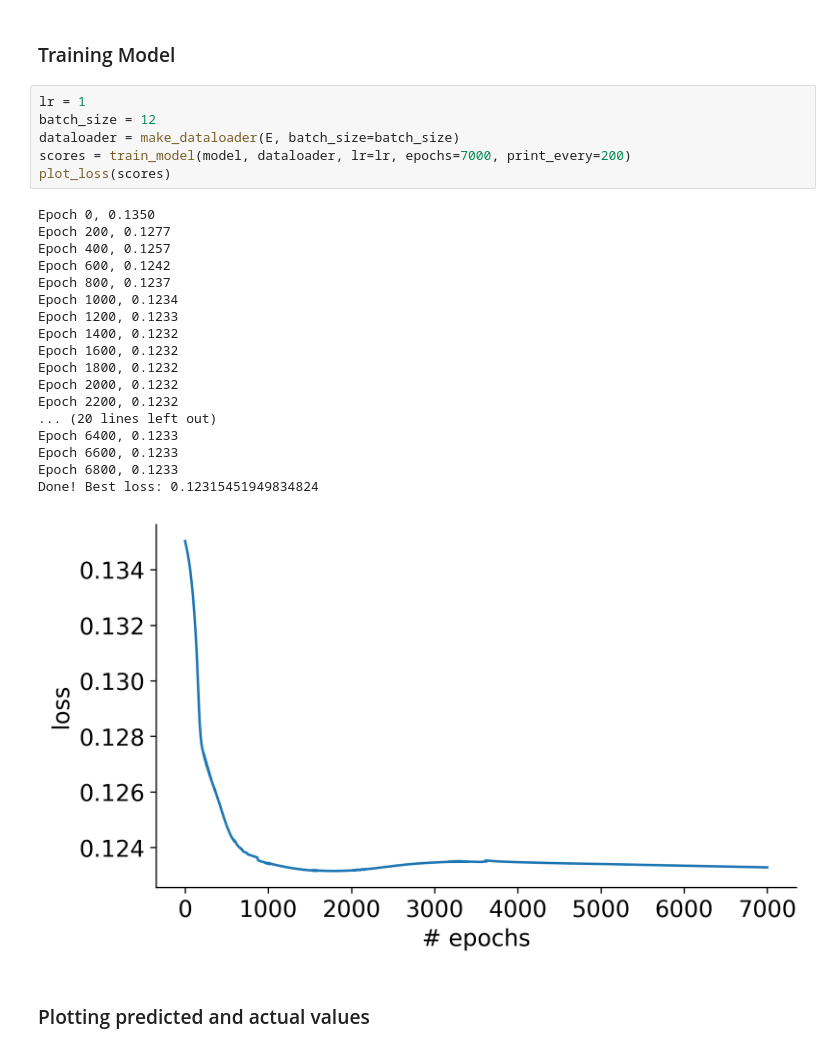
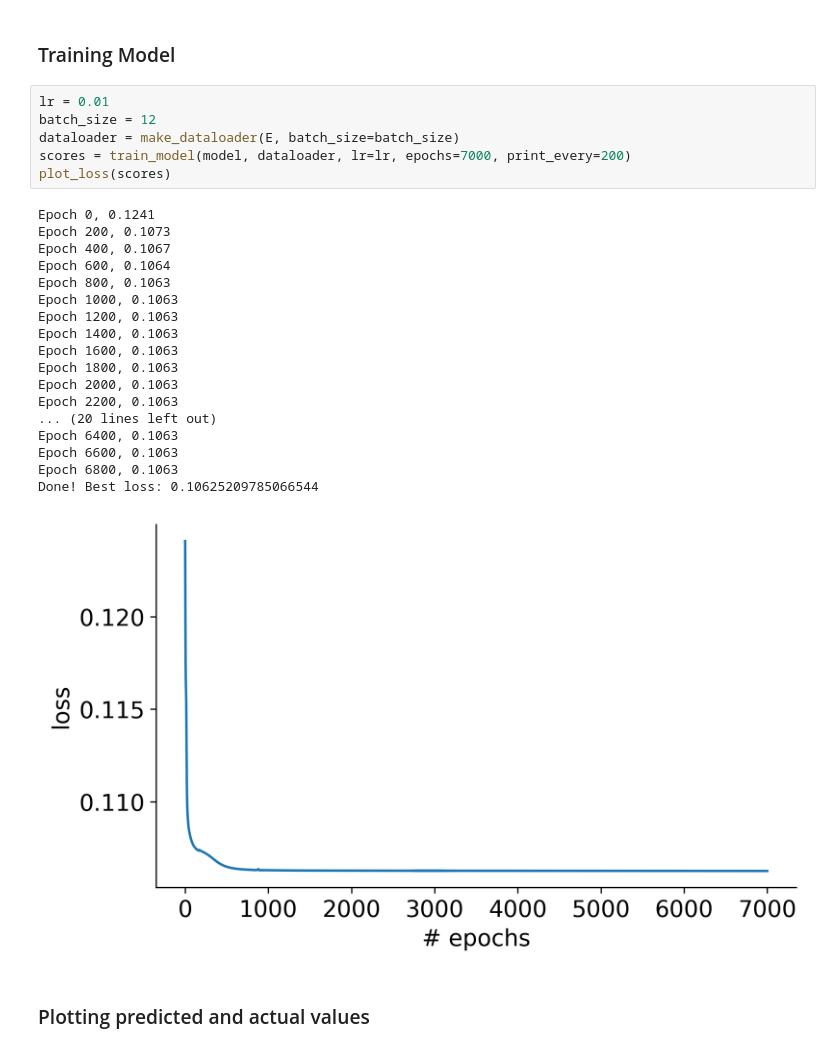
Before and after one commit to avg-bitsian/distributional-td, a Jupyter notebook: main.ipynb, the cells around one changed output. Cells and saved outputs as stored; diff of their text form.

```diff
--- a/main.ipynb
+++ b/main.ipynb
@@ -25,30 +25,30 @@ model # parameters: 48
 # %% [markdown]
 ### Training Model
 # %%
-lr = 1
+lr = 0.01
 batch_size = 12
 dataloader = make_dataloader(E, batch_size=batch_size)
 scores = train_model(model, dataloader, lr=lr, epochs=7000, print_every=200)
 plot_loss(scores)
 # %% [output]
-Epoch 0, 0.1350
-Epoch 200, 0.1277
-Epoch 400, 0.1257
-Epoch 600, 0.1242
-Epoch 800, 0.1237
-Epoch 1000, 0.1234
-Epoch 1200, 0.1233
-Epoch 1400, 0.1232
-Epoch 1600, 0.1232
-Epoch 1800, 0.1232
-Epoch 2000, 0.1232
-Epoch 2200, 0.1232
+Epoch 0, 0.1241
+Epoch 200, 0.1073
+Epoch 400, 0.1067
+Epoch 600, 0.1064
+Epoch 800, 0.1063
+Epoch 1000, 0.1063
+Epoch 1200, 0.1063
+Epoch 1400, 0.1063
+Epoch 1600, 0.1063
+Epoch 1800, 0.1063
+Epoch 2000, 0.1063
+Epoch 2200, 0.1063
 ... (20 lines left out)
-Epoch 6400, 0.1233
-Epoch 6600, 0.1233
-Epoch 6800, 0.1233
-Done! Best loss: 0.12315451949834824
+Epoch 6400, 0.1063
+Epoch 6600, 0.1063
+Epoch 6800, 0.1063
+Done! Best loss: 0.10625209785066544
-[figure, old version]
+[figure, new version]
 # %% [markdown]
 ### Plotting predicted and actual values
 # %%
```
Also changed, not shown: parts of 2 cells of this notebook, 1 other file.
